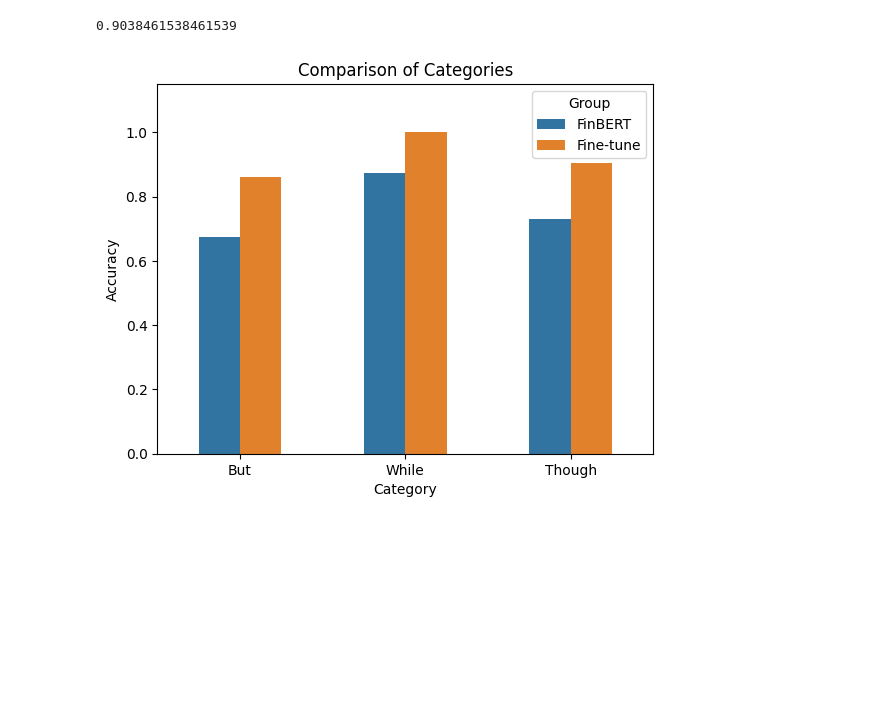
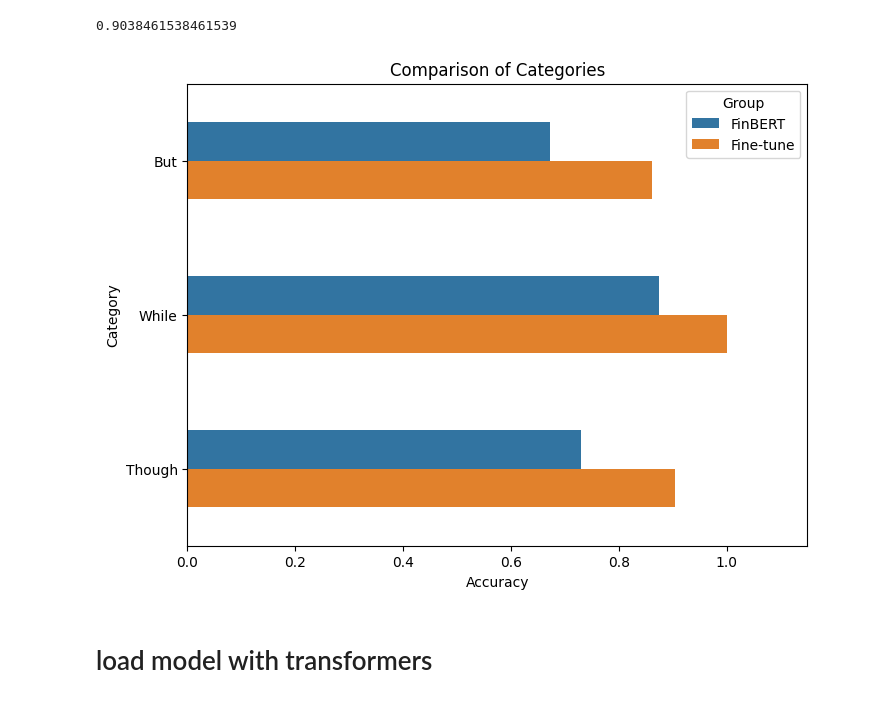
Before and after one commit to Incredible88/FinBERT-FOMC, a Jupyter notebook: Finbert-finetuned.ipynb, the cells around one changed output. Drawn from its saved outputs; the diff is of its cells as text; code cells hidden in the pictures; blank space fills up the shorter version.

```diff
--- a/Finbert-finetuned.ipynb
+++ b/Finbert-finetuned.ipynb
@@ -468,7 +470,7 @@ trainer.save_model('finbert-sentiment/')
 # %% [markdown]
 Load manual labeled testing data
 # %%
-data = pd.read_csv('/content/dataset_label.csv')
+data = pd.read_csv('https://raw.githubusercontent.com/Incredible88/FinBERT-FOMC/main/data/dataset_label.csv')
 # %%
 data.info()
 # %% [output]
@@ -729,20 +724,24 @@ new_df_though = data_change[data_change['sentence'].str.contains('though')]
 # %%
 data1 = [(new_df_but['label'] == new_df_but['label_pre']).sum() / len(new_df_but),(new_df_but['label'] == new_df_but['label_new']).sum() / len(new_df_but)]
 data2 = [(new_df_while['label'] == new_df_while['label_pre']).sum() / len(new_df_while),(new_df_while['label'] == new_df_while['label_new']).sum() / len(new_df_while)]
 data3 = [(new_df_though['label'] == new_df_though['label_pre']).sum() / len(new_df_though),(new_df_though['label'] == new_df_though['label_new']).sum() / len(new_df_though)]
 
 data = pd.DataFrame({'Category': ['But', 'But', 'While', 'While', 'Though', 'Though'],
                      'Group': ['FinBERT', 'Fine-tune','FinBERT', 'Fine-tune','FinBERT', 'Fine-tune'],
                      'Accuracy': [data1[1], data1[0], data2[1], data2[0], data3[1], data3[0]]})
 
-sns.barplot(x='Category', y='Accuracy', width=0.5, hue='Group', data=data)
+plt.figure(figsize=(8, 6))
 
-plt.ylim([0, 1.15])
+sns.barplot(x='Accuracy', y='Category', hue='Group',width=0.5, data=data)
+
+plt.xlim([0, 1.15])
 
 plt.title('Comparison of Categories')
-plt.xlabel('Category')
-plt.ylabel('Accuracy')
+plt.xlabel('Accuracy')
+plt.ylabel('Category')
 
 plt.show()
 # %% [output]
-[figure, old version]
+[figure, new version]
+# %% [markdown]
+# load model with transformers
```
Also changed, not shown: parts of 15 cells of this notebook.
